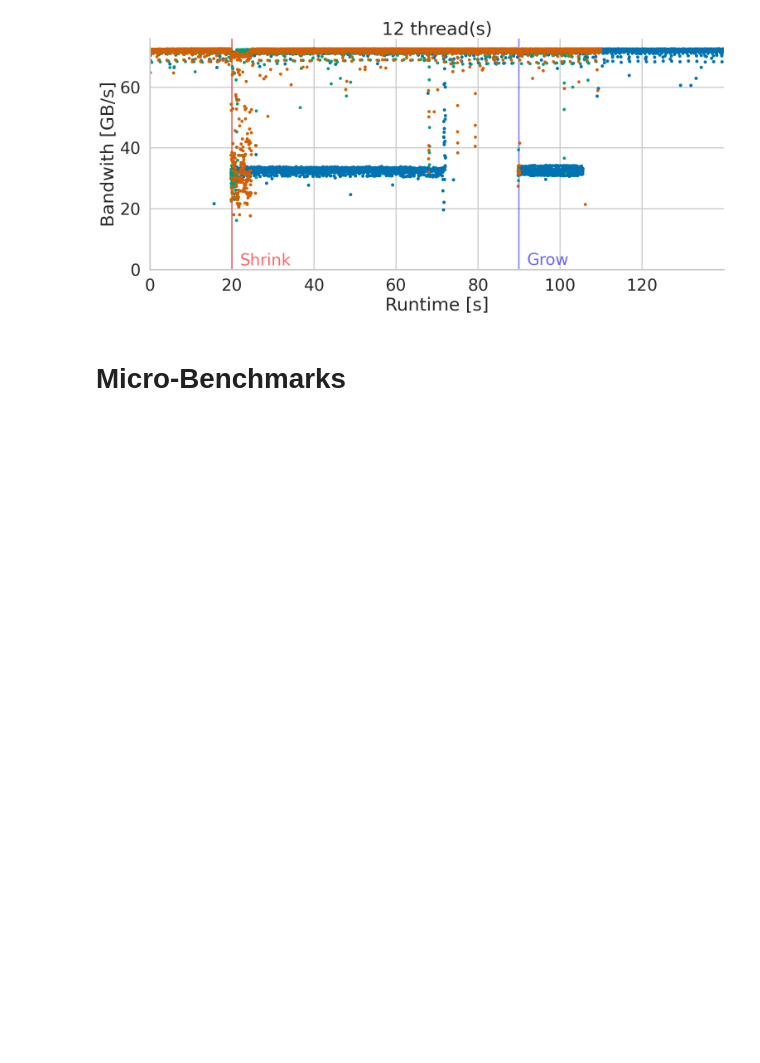
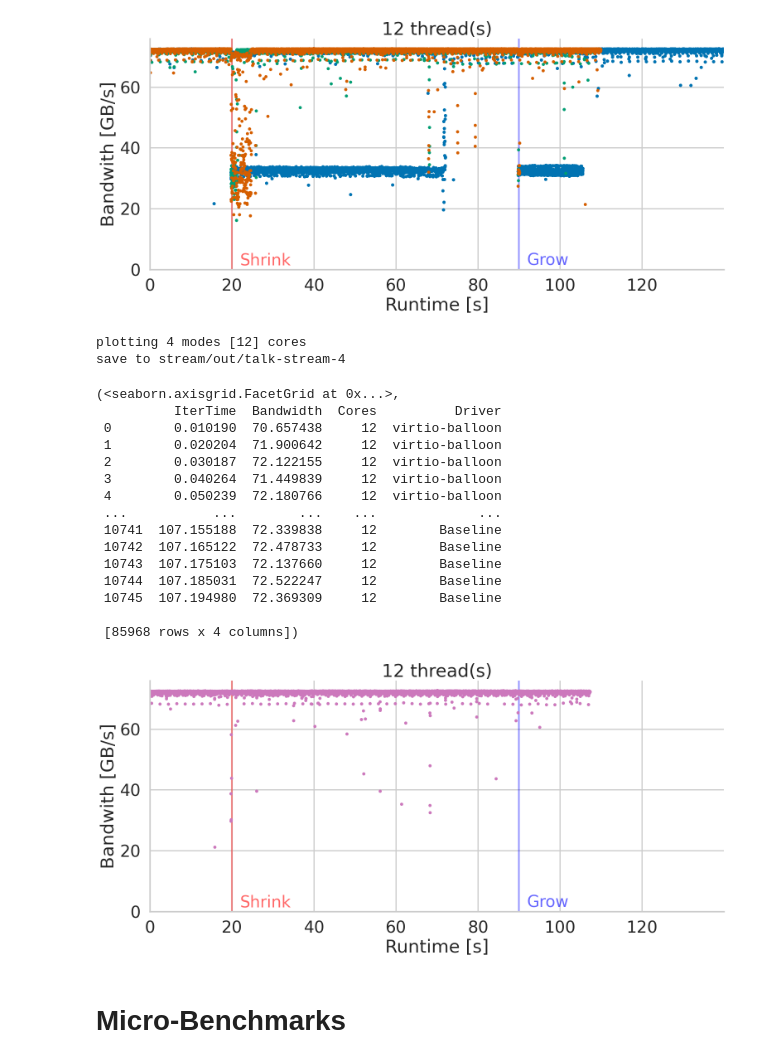
Before and after one commit to luhsra/hyperalloc-bench, a Jupyter notebook: talk2.ipynb, the cells around one changed output. Saved outputs shown, nothing was run; the diff lists cells and outputs as text; code cells hidden in the pictures; blank space fills up the shorter version.

```diff
--- a/talk2.ipynb
+++ b/talk2.ipynb
@@ -164,6 +164,43 @@ save to stream/out/talk-stream-3
 
  [85968 rows x 4 columns])
 [figure]
+# %%
+sns.set_context("poster", font_scale=1.3)
+stream.plot.visualize_stream(
+    [
+        "",
+        "",
+        "",
+        "HyperAlloc",
+    ],
+    stream_data,
+    stream_meta,
+    "talk-stream-4",
+    Path("stream/out"),
+    height=8,
+    aspect=2,
+    legend_ncol=0,
+    dref=False,
+)
+# %% [output]
+plotting 4 modes [12] cores
+save to stream/out/talk-stream-4
+(<seaborn.axisgrid.FacetGrid at 0x...>,
+          IterTime  Bandwidth  Cores          Driver
+ 0        0.010190  70.657438     12  virtio-balloon
+ 1        0.020204  71.900642     12  virtio-balloon
+ 2        0.030187  72.122155     12  virtio-balloon
+ 3        0.040264  71.449839     12  virtio-balloon
+ 4        0.050239  72.180766     12  virtio-balloon
+ ...           ...        ...    ...             ...
+ 10741  107.155188  72.339838     12        Baseline
+ 10742  107.165122  72.478733     12        Baseline
+ 10743  107.175103  72.137660     12        Baseline
+ 10744  107.185031  72.522247     12        Baseline
+ 10745  107.194980  72.369309     12        Baseline
+
+ [85968 rows x 4 columns])
+[figure, added]
 # %% [markdown]
 # Micro-Benchmarks
 # %%
```
Also changed, not shown: parts of 1 cell of this notebook, 9 other files.
